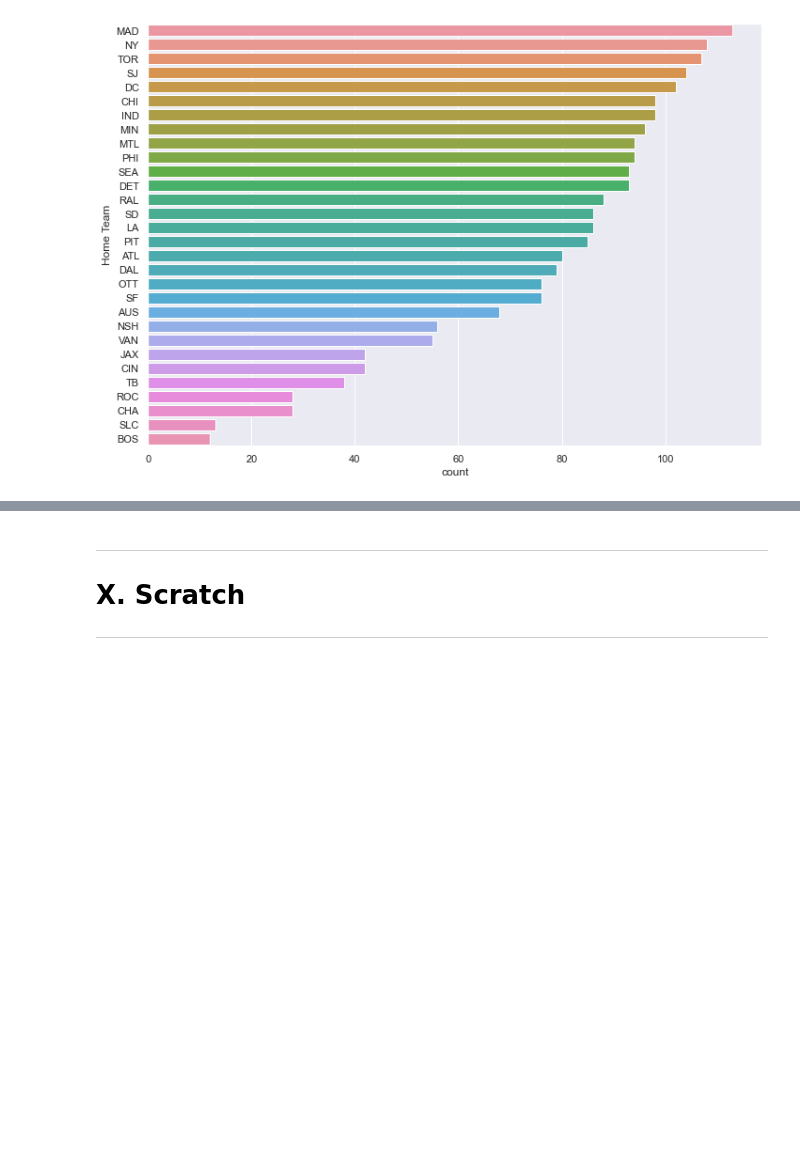
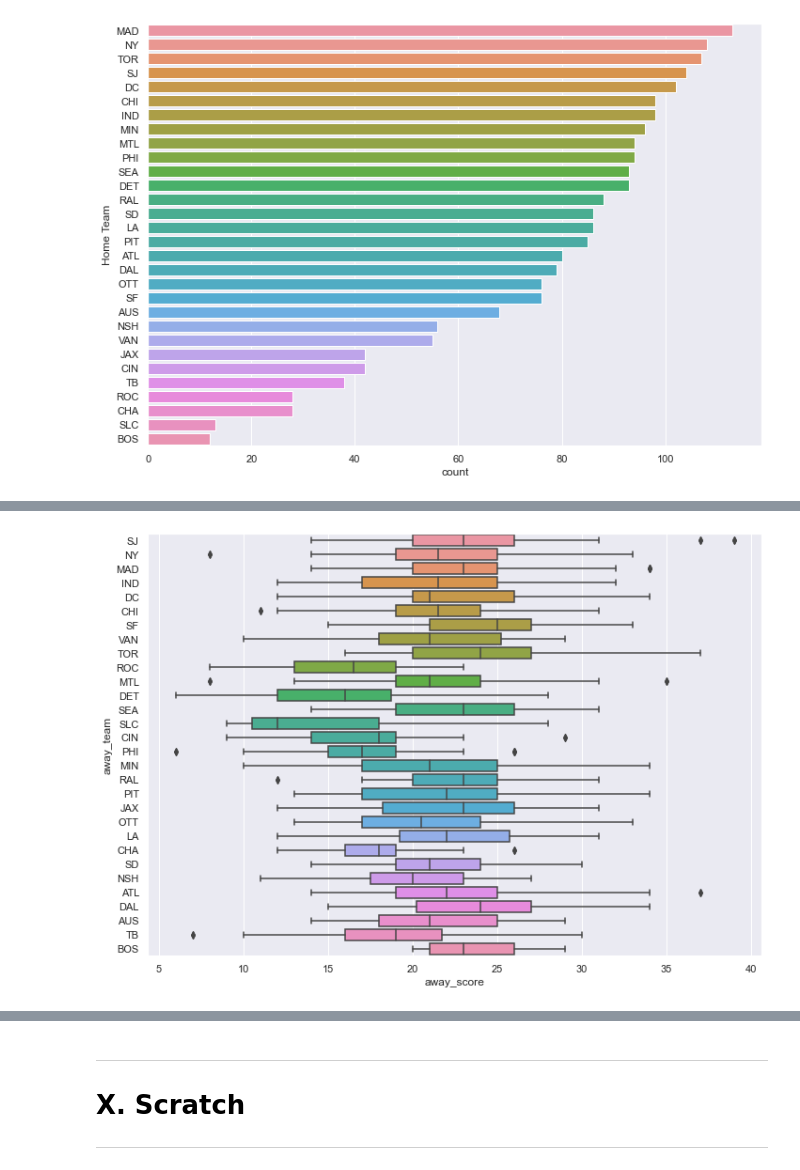
Before and after one commit to g-lorenzo/audl_ds, a Jupyter notebook: EDA.ipynb, the cells around one changed output, grey strips where cells are left out. Cells and saved outputs as stored; diff of their text form; code cells hidden in the pictures; blank space fills up the shorter version.

```diff
--- a/EDA.ipynb
+++ b/EDA.ipynb
@@ -96,0 +118,4 @@ pd.DataFr
+# %%
+sns.boxplot(data=df, x='away_score', y='away_team');
+# %% [output]
+[figure, added]
```
Also changed, not shown: parts of 9 cells of this notebook.
